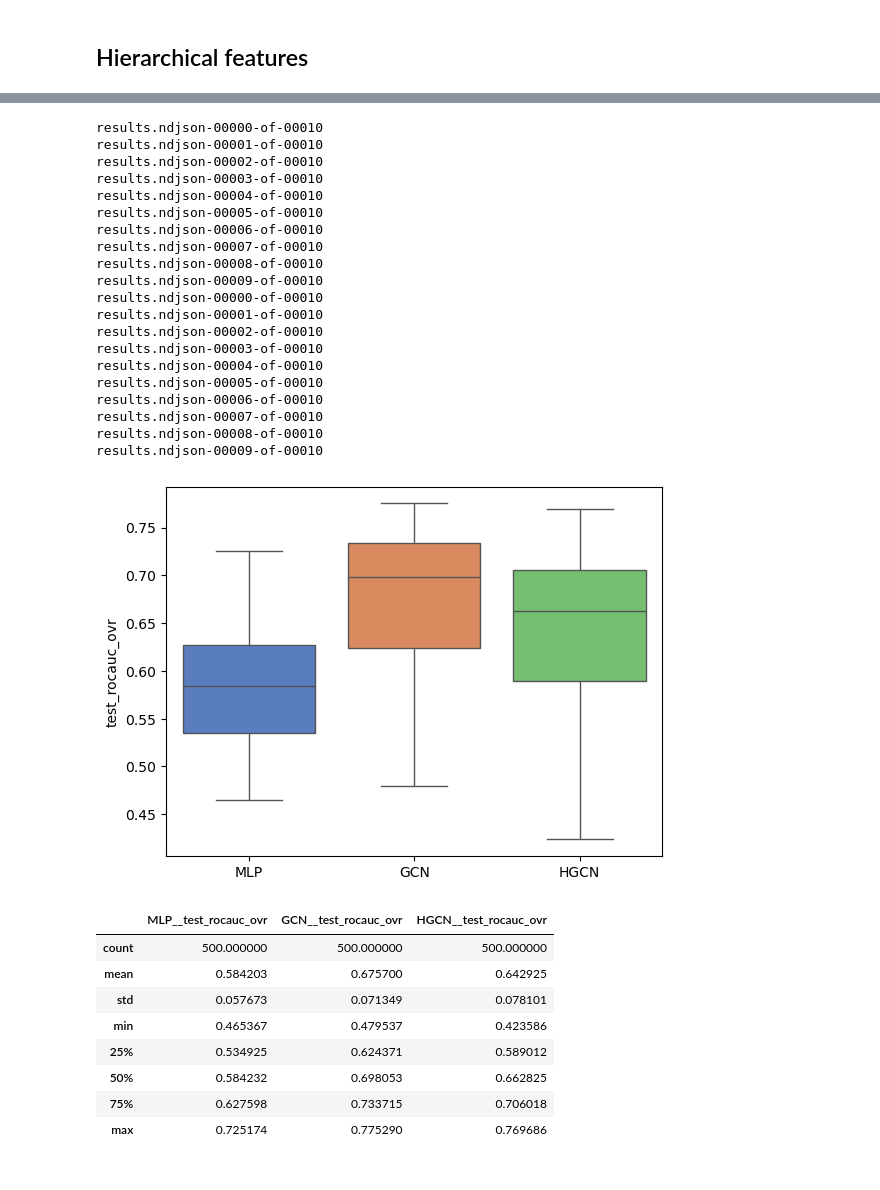
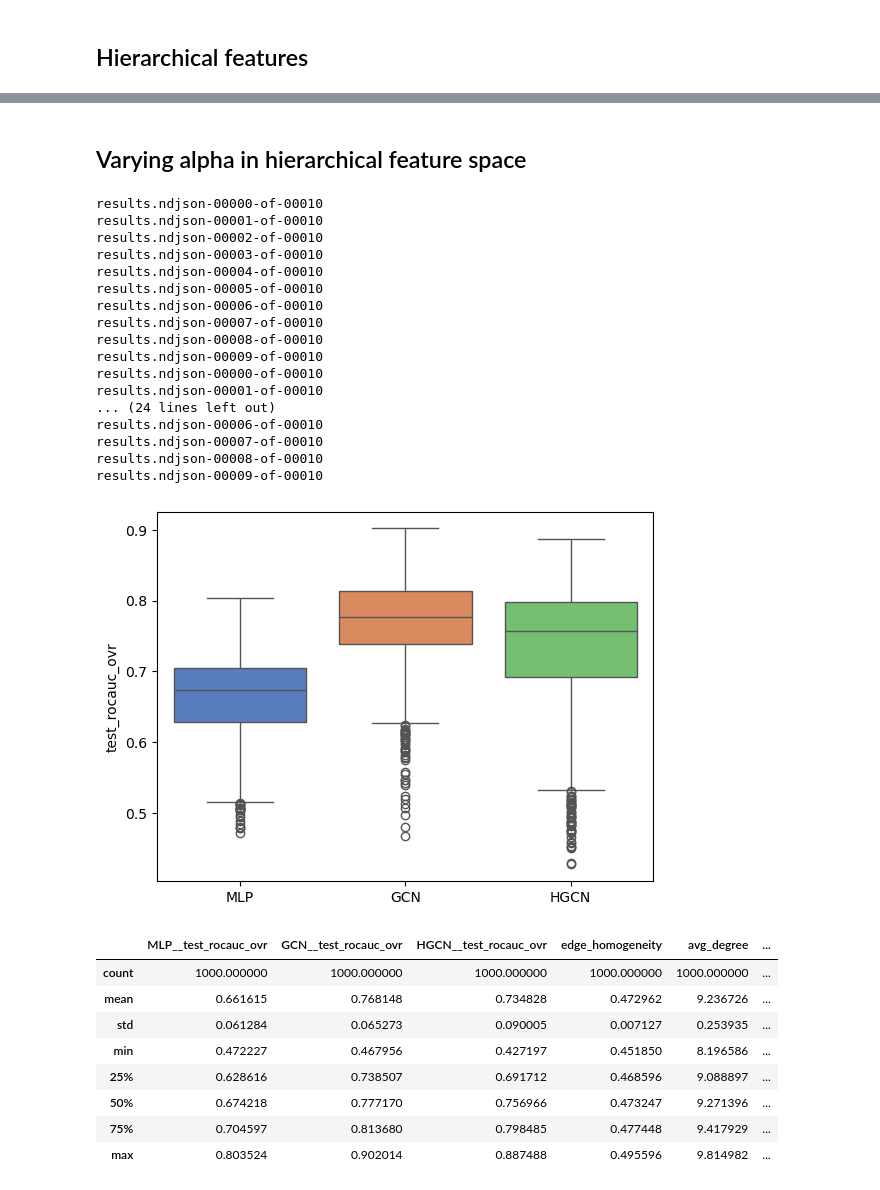
Before and after one commit to danie1uva/graphworld, a Jupyter notebook: src/notebooks/rq2.ipynb, the cells around one changed output, grey strips where cells are left out. Saved outputs shown, nothing was run; the diff lists cells and outputs as text; code cells hidden in the pictures.

```diff
--- a/src/notebooks/rq2.ipynb
+++ b/src/notebooks/rq2.ipynb
@@ -1415,2 +1505,14 @@ df[[f'{model}__{metric}' for model in models]].describe()
 # %% [markdown]
 ## Hierarchical features
+# %%
+RESULTS_DIR = '../../graph_gen/snellius_gen/rq2/hier_feats/main_run/main_run'
+dfs = []
+for i in range(1,3):
+    df = df_gen(RESULTS_DIR + f'/{i}')
+    dfs.append(df)
+df = pd.concat(dfs)
+df = df.reset_index(drop=True)
+boxplot_three_models(df, 'test_rocauc_ovr')
+df[[f'{model}__{metric}' for model in models]+['edge_homogeneity', 'avg_degree','feature_center_distance', 'alpha']].describe()
+print('--- FLAGS ----')
+print(df[['hsbm', 'hier_feats', 'noisy_feats']])
@@ -1416,0 +1558,12 @@ df[[f'{model}__{metric}' for model in models]].describe()
+# %%
+RESULTS_DIR = '../../graph_gen/snellius_gen/rq2/hsbm/main_run/main_run'
+dfs = []
+for i in range(1,3):
+    df = df_gen(RESULTS_DIR + f'/{i}')
+    dfs.append(df)
+df = pd.concat(dfs)
+df = df.reset_index(drop=True)
+boxplot_three_models(df, 'test_rocauc_ovr')
+print(df[[f'{model}__{metric}' for model in models]+['edge_homogeneity', 'avg_degree','feature_center_distance', 'alpha']].describe())
+print('--- FLAGS ----')
+print(df[['hsbm', 'hier_feats', 'noisy_feats']])
@@ -1416,0 +1611,12 @@ df[[f'{model}__{metric}' for model in models]].describe()
+# %%
+RESULTS_DIR = '../../graph_gen/snellius_gen/rq2/both_hier/main_run/main_run'
+dfs = []
+for i in range(1,3):
+    df = df_gen(RESULTS_DIR + f'/{i}')
+    dfs.append(df)
+df = pd.concat(dfs)
+df = df.reset_index(drop=True)
+boxplot_three_models(df, 'test_rocauc_ovr')
+df[[f'{model}__{metric}' for model in models]+['edge_homogeneity', 'avg_degree','feature_center_distance', 'alpha']].describe()
+print('--- FLAGS ----')
+print(df[['hsbm', 'hier_feats', 'noisy_feats']])
@@ -1417,41 +1660,40 @@ df[[f'{model}__{metric}' for model in models]].describe()
+# %% [markdown]
+## Varying alpha in hierarchical feature space
 # %%
-RESULTS_DIR = '../../graph_gen/snellius_gen/rq2/hier_feats/main_run'
+RESULTS_DIR = '../../graph_gen/snellius_gen/rq2/hier_feats/vary_alpha/vary_alpha'
 dfs = []
-for i in range(1,3):
-    df = df_gen(RESULTS_DIR + f'/{i}'+f'/{i}')
+for i in range(1,5):
+    df = df_gen(RESULTS_DIR + f'/{i}')
     dfs.append(df)
 df = pd.concat(dfs)
 df = df.reset_index(drop=True)
 boxplot_three_models(df, 'test_rocauc_ovr')
-df[[f'{model}__{metric}' for model in models]].describe()
+df[[f'{model}__{metric}' for model in models]+['edge_homogeneity', 'avg_degree','feature_center_distance', 'alpha']].describe()
 # %% [output]
 results.ndjson-00000-of-00010
 results.ndjson-00001-of-00010
 results.ndjson-00002-of-00010
 results.ndjson-00003-of-00010
 results.ndjson-00004-of-00010
 results.ndjson-00005-of-00010
 results.ndjson-00006-of-00010
 results.ndjson-00007-of-00010
 results.ndjson-00008-of-00010
 results.ndjson-00009-of-00010
 results.ndjson-00000-of-00010
 results.ndjson-00001-of-00010
-results.ndjson-00002-of-00010
-results.ndjson-00003-of-00010
-results.ndjson-00004-of-00010
-results.ndjson-00005-of-00010
+... (24 lines left out)
 results.ndjson-00006-of-00010
 results.ndjson-00007-of-00010
 results.ndjson-00008-of-00010
 results.ndjson-00009-of-00010
-[figure, old version]
+[figure, new version]
-|  | MLP__test_rocauc_ovr | GCN__test_rocauc_ovr | HGCN__test_rocauc_ovr |
-| count | 500.000000 | 500.000000 | 500.000000 |
-| mean | 0.584203 | 0.675700 | 0.642925 |
-| std | 0.057673 | 0.071349 | 0.078101 |
-| min | 0.465367 | 0.479537 | 0.423586 |
-| 25% | 0.534925 | 0.624371 | 0.589012 |
-| 50% | 0.584232 | 0.698053 | 0.662825 |
-| 75% | 0.627598 | 0.733715 | 0.706018 |
-| max | 0.725174 | 0.775290 | 0.769686 |
+|  | MLP__test_rocauc_ovr | GCN__test_rocauc_ovr | HGCN__test_rocauc_ovr | edge_homogeneity | avg_degree | ... |
+| count | 1000.000000 | 1000.000000 | 1000.000000 | 1000.000000 | 1000.000000 | ... |
+| mean | 0.661615 | 0.768148 | 0.734828 | 0.472962 | 9.236726 | ... |
+| std | 0.061284 | 0.065273 | 0.090005 | 0.007127 | 0.253935 | ... |
+| min | 0.472227 | 0.467956 | 0.427197 | 0.451850 | 8.196586 | ... |
+| 25% | 0.628616 | 0.738507 | 0.691712 | 0.468596 | 9.088897 | ... |
+| 50% | 0.674218 | 0.777170 | 0.756966 | 0.473247 | 9.271396 | ... |
+| 75% | 0.704597 | 0.813680 | 0.798485 | 0.477448 | 9.417929 | ... |
+| max | 0.803524 | 0.902014 | 0.887488 | 0.495596 | 9.814982 | ... |
```
Also changed, not shown: parts of 11 cells of this notebook, 3 other files.
